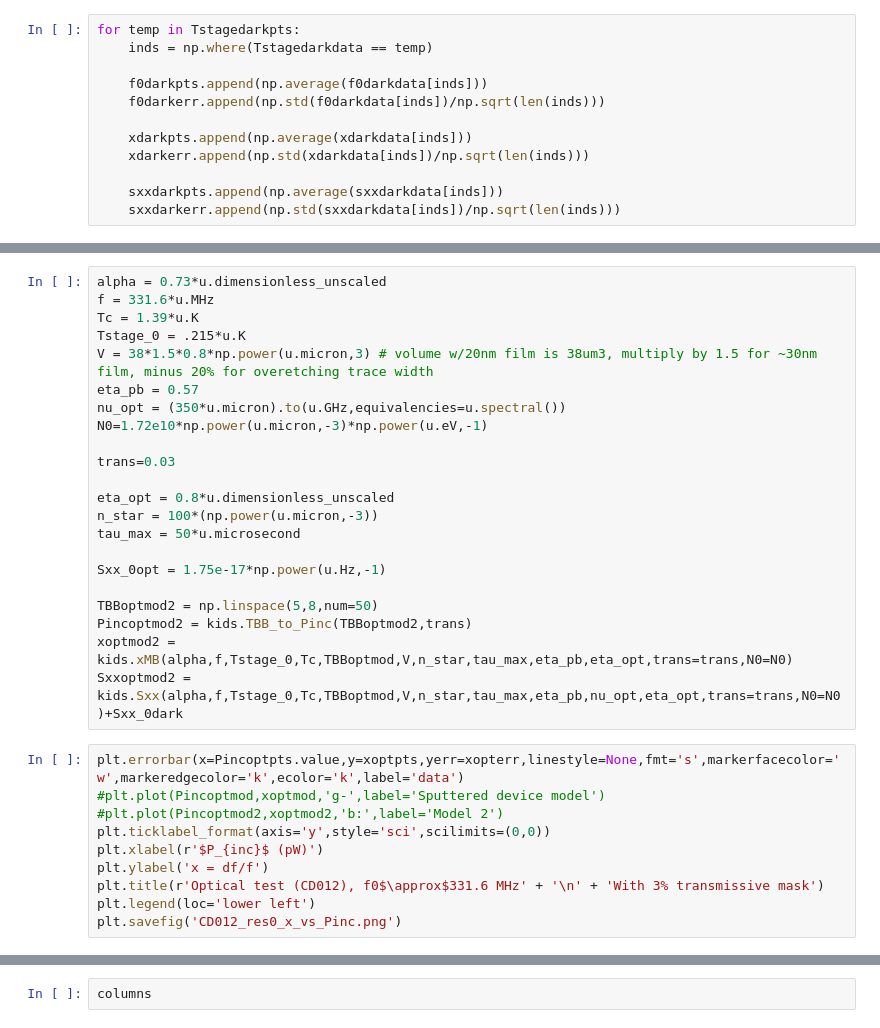
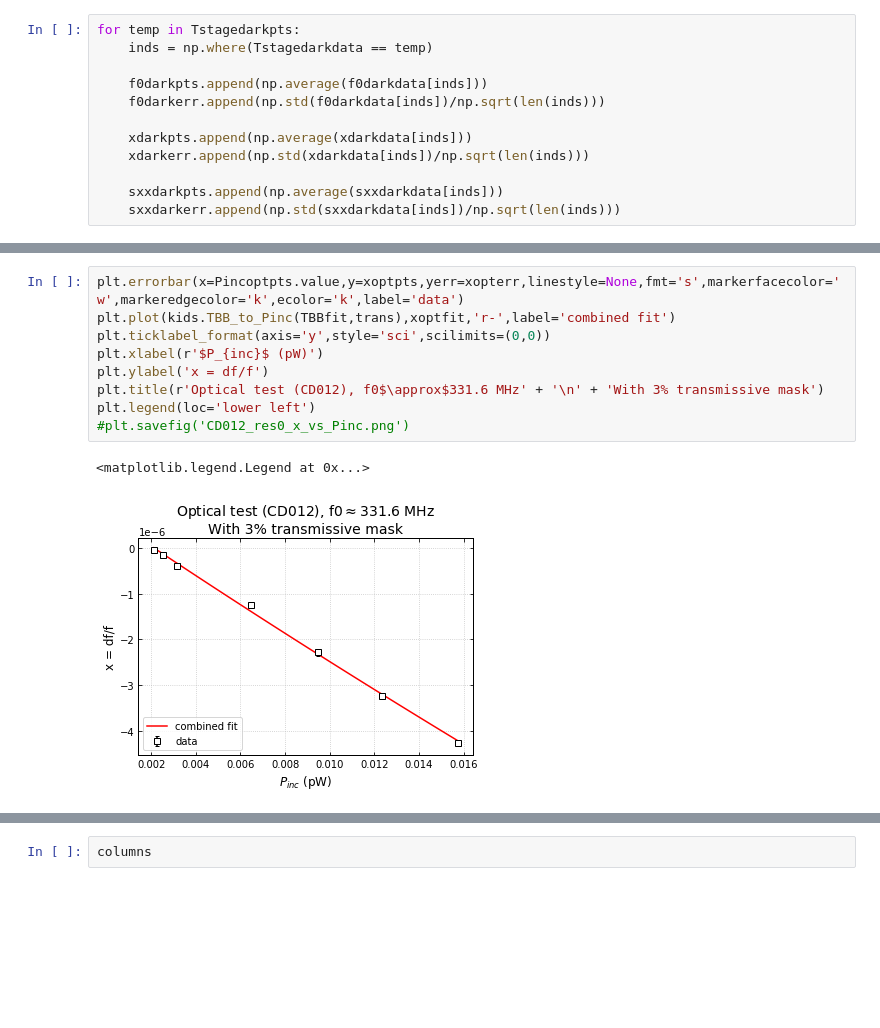
Before and after one commit to jaguirre/STARsoft, a Jupyter notebook: Python/Evap_devices_dark+optical.ipynb, the cells around one changed output, grey strips where cells are left out. Drawn from its saved outputs; the diff is of its cells as text; blank space fills up the shorter version.

```diff
--- a/Python/Evap_devices_dark+optical.ipynb
+++ b/Python/Evap_devices_dark+optical.ipynb
@@ -182,34 +156,14 @@ Sxxoptmod = kids.Sxx(alpha,f,Tstage_0,Tc,TBBoptmod,V,n_star,tau_max,eta_pb,nu_op
-# %%
-alpha = 0.73*u.dimensionless_unscaled
-f = 331.6*u.MHz
-Tc = 1.39*u.K
-Tstage_0 = .215*u.K
-V = 38*1.5*0.8*np.power(u.micron,3) # volume w/20nm film is 38um3, multiply by 1.5 for ~30nm film, minus 20% for overetching trace width
-eta_pb = 0.57
-nu_opt = (350*u.micron).to(u.GHz,equivalencies=u.spectral())
-N0=1.72e10*np.power(u.micron,-3)*np.power(u.eV,-1)
-
-trans=0.03
-
-eta_opt = 0.8*u.dimensionless_unscaled
-n_star = 100*(np.power(u.micron,-3))
-tau_max = 50*u.microsecond
-
-Sxx_0opt = 1.75e-17*np.power(u.Hz,-1)
-
-TBBoptmod2 = np.linspace(5,8,num=50)
-Pincoptmod2 = kids.TBB_to_Pinc(TBBoptmod2,trans)
-xoptmod2 = kids.xMB(alpha,f,Tstage_0,Tc,TBBoptmod,V,n_star,tau_max,eta_pb,eta_opt,trans=trans,N0=N0)
-Sxxoptmod2 = kids.Sxx(alpha,f,Tstage_0,Tc,TBBoptmod,V,n_star,tau_max,eta_pb,nu_opt,eta_opt,trans=trans,N0=N0)+Sxx_0dark
 # %%
 plt.errorbar(x=Pincoptpts.value,y=xoptpts,yerr=xopterr,linestyle=None,fmt='s',markerfacecolor='w',markeredgecolor='k',ecolor='k',label='data')
-#plt.plot(Pincoptmod,xoptmod,'g-',label='Sputtered device model')
-#plt.plot(Pincoptmod2,xoptmod2,'b:',label='Model 2')
+plt.plot(kids.TBB_to_Pinc(TBBfit,trans),xoptfit,'r-',label='combined fit')
 plt.ticklabel_format(axis='y',style='sci',scilimits=(0,0))
 plt.xlabel(r'$P_{inc}$ (pW)')
 plt.ylabel('x = df/f')
 plt.title(r'Optical test (CD012), f0$\approx$331.6 MHz' + '\n' + 'With 3% transmissive mask')
 plt.legend(loc='lower left')
-plt.savefig('CD012_res0_x_vs_Pinc.png')
+#plt.savefig('CD012_res0_x_vs_Pinc.png')
+# %% [output]
+<matplotlib.legend.Legend at 0x...>
+[figure, added]
 # %%
 plt.errorbar(x=Pincoptpts.value,y=sxxoptpts,yerr=sxxopterr,linestyle=None,fmt='s',markerfacecolor='w',markeredgecolor='k',ecolor='k',label='data')
```
Also changed, not shown: parts of 14 cells of this notebook.
